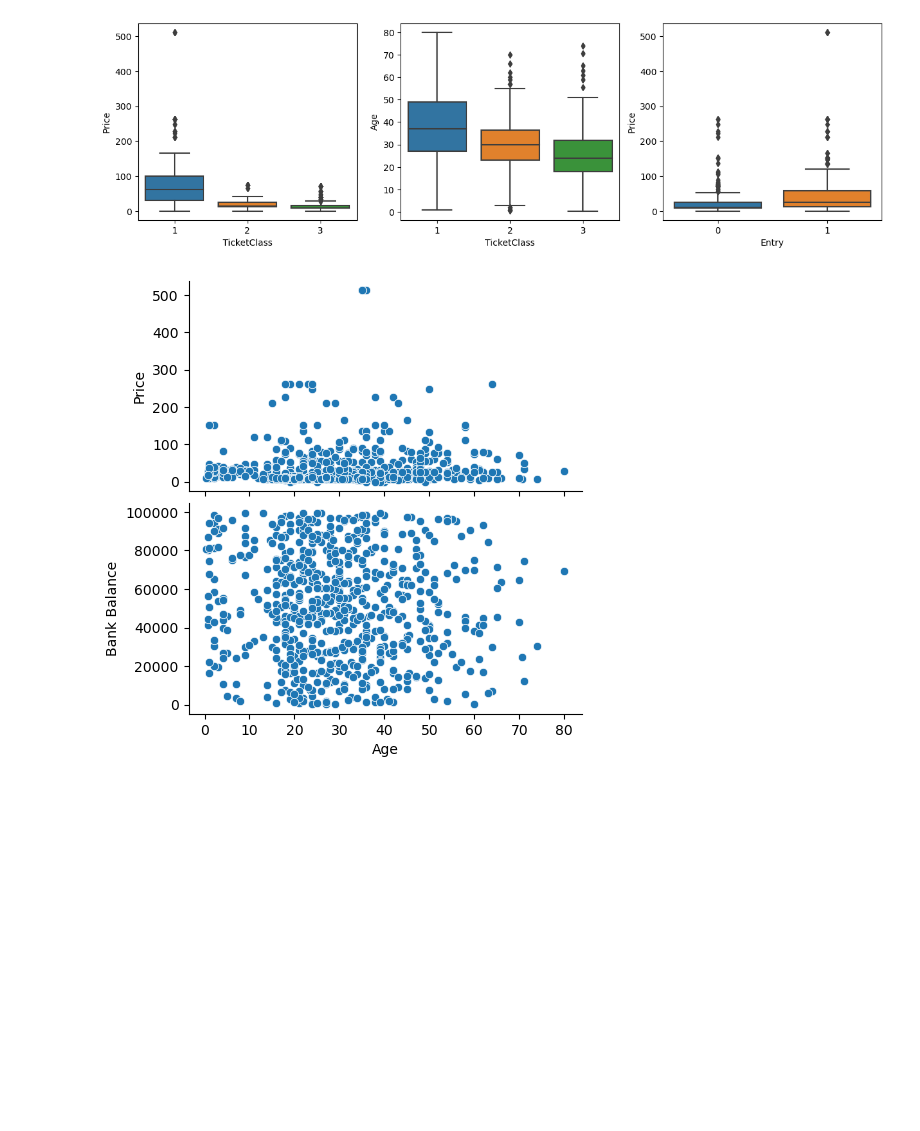
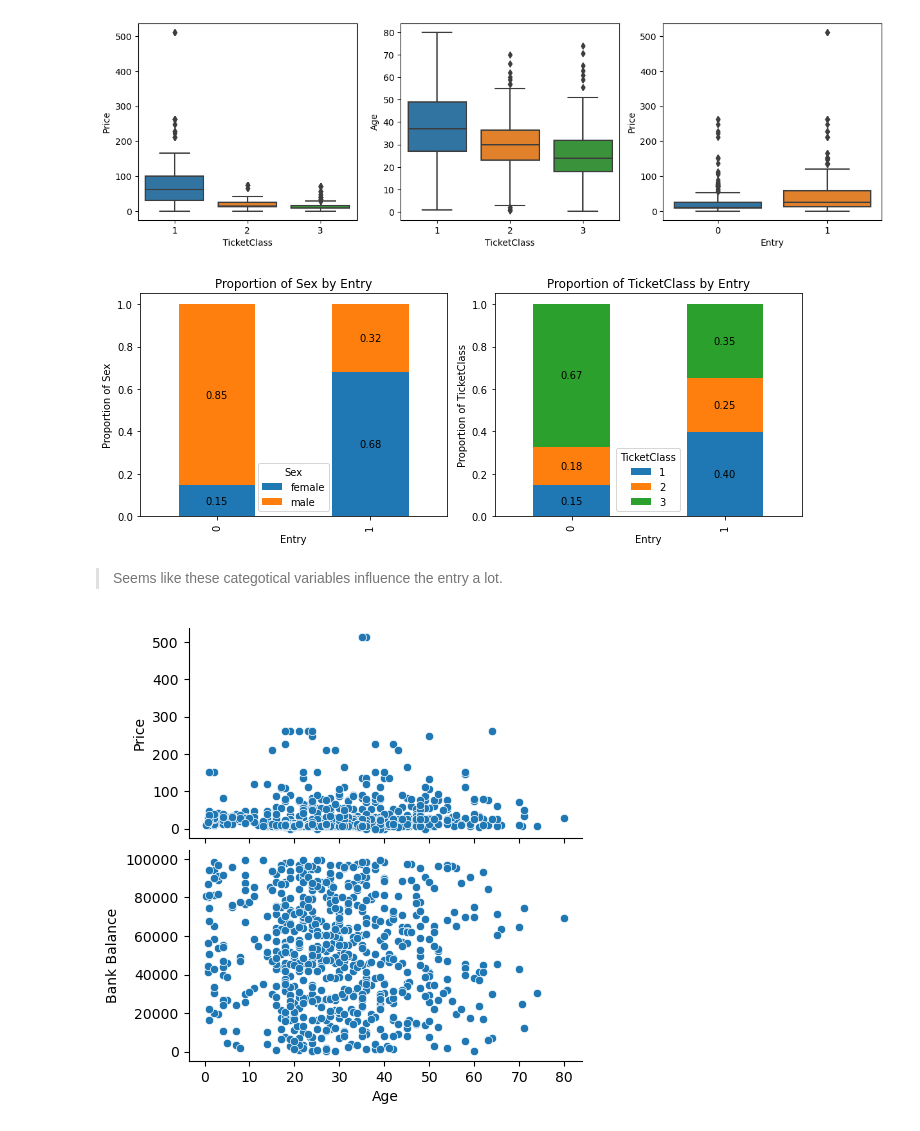
Before and after one commit to icey-fire/Ticket, a Jupyter notebook: Ticket.ipynb, the cells around one changed output. Saved outputs shown, nothing was run; the diff lists cells and outputs as text; code cells hidden in the pictures; blank space fills up the shorter version.

```diff
--- a/Ticket.ipynb
+++ b/Ticket.ipynb
@@ -186,6 +186,30 @@ sns.boxplot(x='Entry', y='Price', data=data, ax=axs[2])
 plt.show()
 # %% [output]
 [figure]
+# %%
+# Entry X categorical variables
+fig, axs = plt.subplots(1, 2, figsize=(10, 4))
+plot_variables = ['Sex','TicketClass']
+
+# Calculate the proportion of 2 categorical variables within each entry and plot stacked bar plots
+for ii, var in enumerate(plot_variables):
+    entry_var = data.groupby(['Entry', var]).size().unstack(var, fill_value=0)
+    prop_entry_var = entry_var.div(entry_var.sum(axis=1), axis=0)
+
+    axs[ii].set_xlabel('Entry')
+    axs[ii].set_ylabel('Proportion of ' + var)
+    axs[ii].set_title('Proportion of ' + var + ' by Entry')
+
+    bars = prop_entry_var.plot(kind='bar', stacked=True, ax=axs[ii])
+    for bar in bars.containers:
+        axs[ii].bar_label(bar, label_type='center', fmt='%.2f')
+
+plt.tight_layout()
+plt.show()
+# %% [output]
+[figure, added]
+# %% [markdown]
+> Seems like these categotical variables influence the entry a lot.
 # %%
 # Age X (Price, Bank Balance):
 sns.pairplot(data, x_vars='Age',
```
